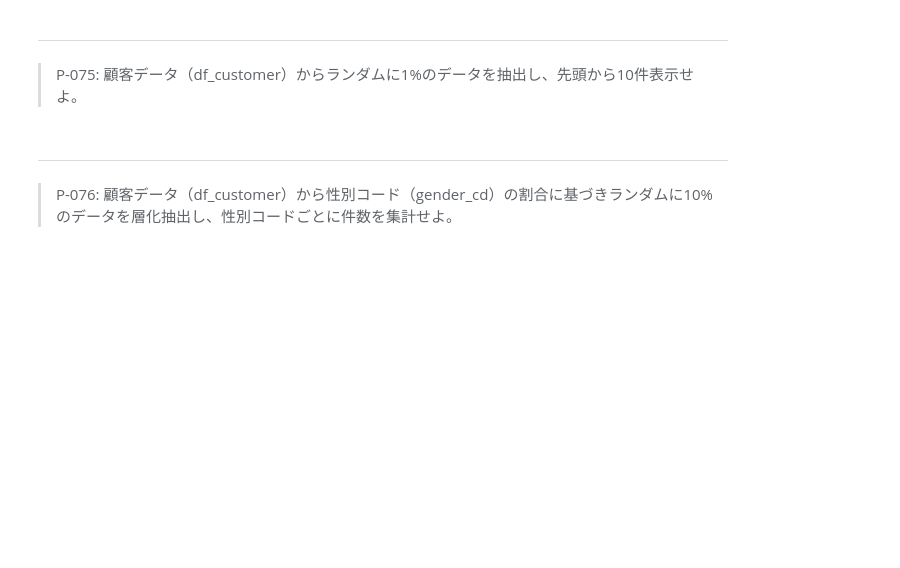
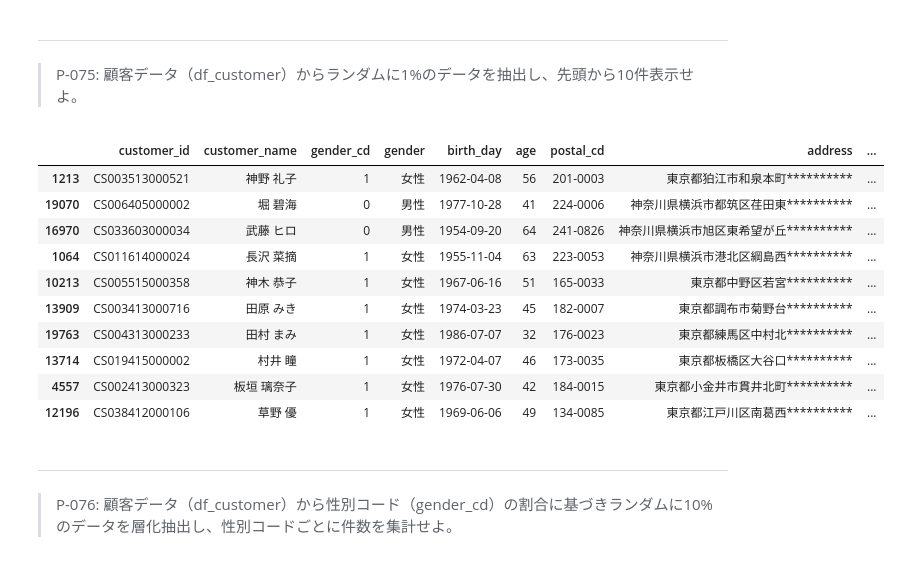
Before and after one commit to shuntatsu/data, a Jupyter notebook: 100knocks-preprocess/docker/work/preprocess_knock_Python.ipynb, the cells around one changed output. Drawn from its saved outputs; the diff is of its cells as text; code cells hidden in the pictures; blank space fills up the shorter version.

```diff
--- a/100knocks-preprocess/docker/work/preprocess_knock_Python.ipynb
+++ b/100knocks-preprocess/docker/work/preprocess_knock_Python.ipynb
@@ -1279,6 +1586,20 @@ df_sales_amount.head(10)
 # %% [markdown]
 ---
 > P-075: 顧客データ（df_customer）からランダムに1%のデータを抽出し、先頭から10件表示せよ。
+# %%
+df_customer.sample(frac=0.01).head(10)
+# %% [output]
+|  | customer_id | customer_name | gender_cd | gender | birth_day | age | postal_cd | address | ... |
+| 1213 | CS003513000521 | 神野 礼子 | 1 | 女性 | 1962-04-08 | 56 | 201-0003 | 東京都狛江市和泉本町********** | ... |
+| 19070 | CS006405000002 | 堀 碧海 | 0 | 男性 | 1977-10-28 | 41 | 224-0006 | 神奈川県横浜市都筑区荏田東********** | ... |
+| 16970 | CS033603000034 | 武藤 ヒロ | 0 | 男性 | 1954-09-20 | 64 | 241-0826 | 神奈川県横浜市旭区東希望が丘********** | ... |
+| 1064 | CS011614000024 | 長沢 菜摘 | 1 | 女性 | 1955-11-04 | 63 | 223-0053 | 神奈川県横浜市港北区綱島西********** | ... |
+| 10213 | CS005515000358 | 神木 恭子 | 1 | 女性 | 1967-06-16 | 51 | 165-0033 | 東京都中野区若宮********** | ... |
+| 13909 | CS003413000716 | 田原 みき | 1 | 女性 | 1974-03-23 | 45 | 182-0007 | 東京都調布市菊野台********** | ... |
+| 19763 | CS004313000233 | 田村 まみ | 1 | 女性 | 1986-07-07 | 32 | 176-0023 | 東京都練馬区中村北********** | ... |
+| 13714 | CS019415000002 | 村井 瞳 | 1 | 女性 | 1972-04-07 | 46 | 173-0035 | 東京都板橋区大谷口********** | ... |
+| 4557 | CS002413000323 | 板垣 璃奈子 | 1 | 女性 | 1976-07-30 | 42 | 184-0015 | 東京都小金井市貫井北町********** | ... |
+| 12196 | CS038412000106 | 草野 優 | 1 | 女性 | 1969-06-06 | 49 | 134-0085 | 東京都江戸川区南葛西********** | ... |
 # %% [markdown]
 ---
 > P-076: 顧客データ（df_customer）から性別コード（gender_cd）の割合に基づきランダムに10%のデータを層化抽出し、性別コードごとに件数を集計せよ。
```
Also changed, not shown: parts of 39 cells of this notebook, 3 other files.
